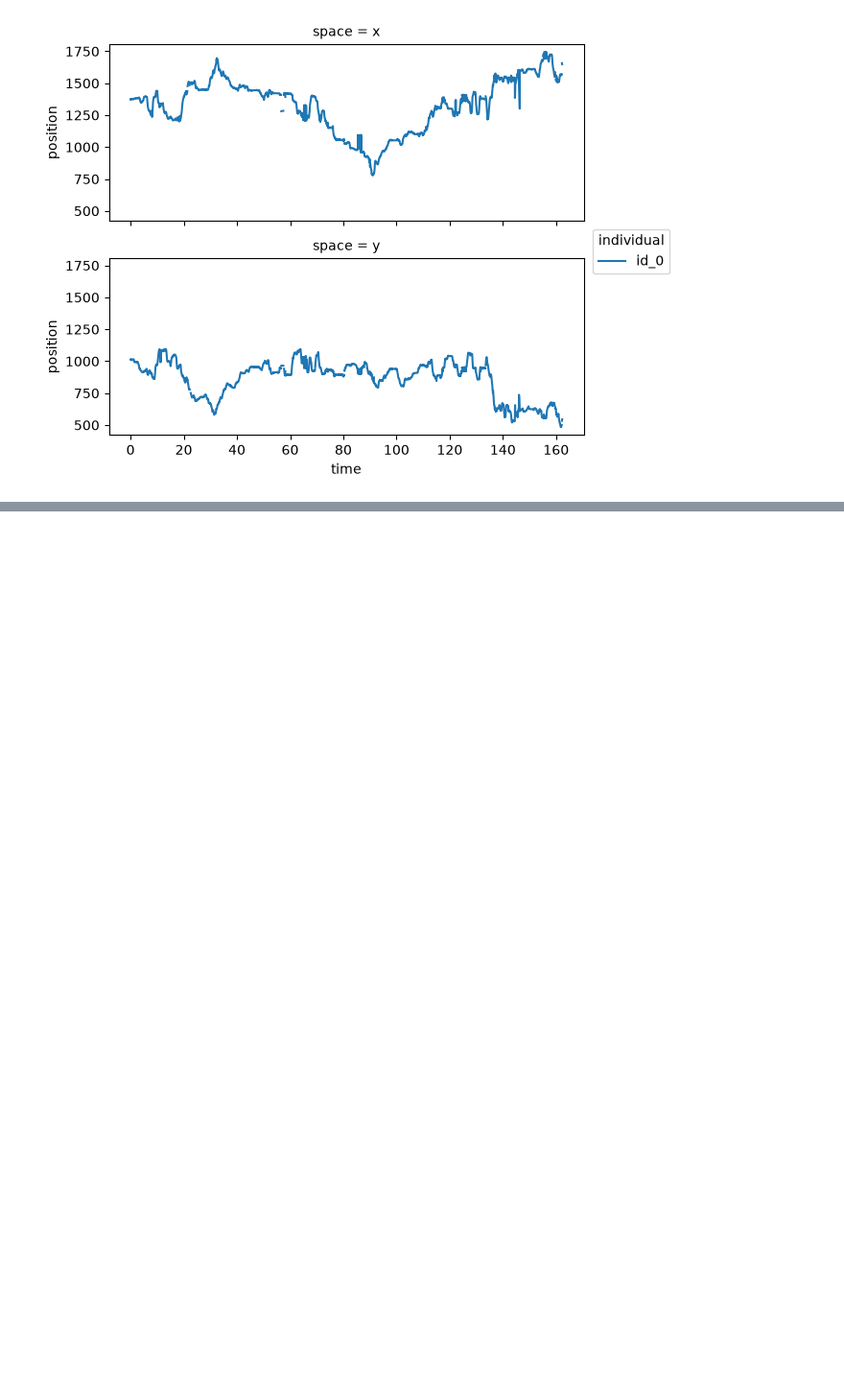
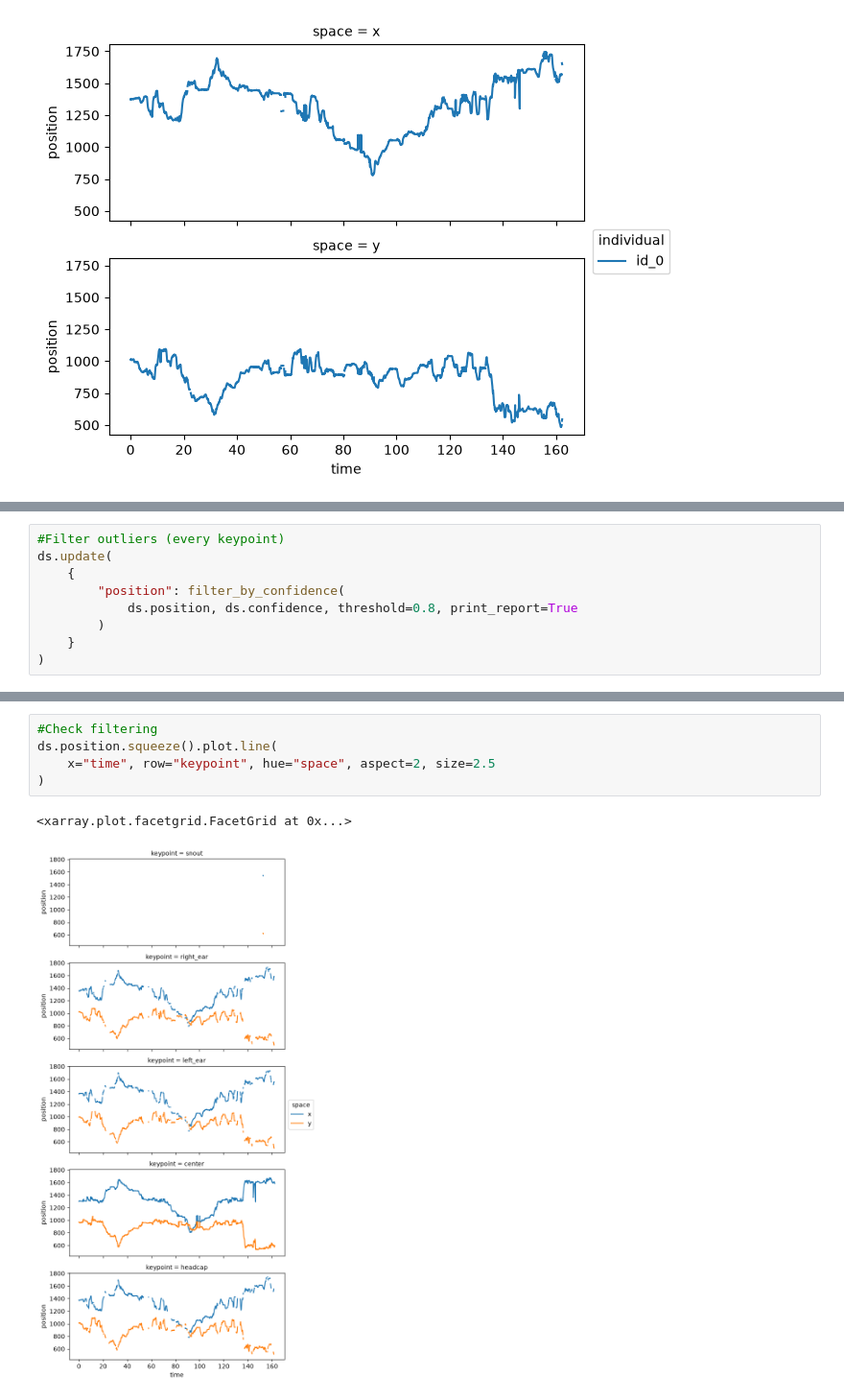
Before and after one commit to SaraMarcoccia/Prototype-for-integrating-movement-SpikeInterface-and-pynapple-OSSS2026-, a Jupyter notebook: HeadCentroid_Directory.ipynb, the cells around one changed output, grey strips where cells are left out. Shown at 96% size. Saved outputs shown, nothing was run; the diff lists cells and outputs as text; blank space fills up the shorter version.

```diff
--- a/HeadCentroid_Directory.ipynb
+++ b/HeadCentroid_Directory.ipynb
@@ -62,0 +68,9 @@ headcap_pos.plot.line(x="time", hue="individual", row="space", aspect=2, size=2.
+# %%
+#Filter outliers (every keypoint)
+ds.update(
+    {
+        "position": filter_by_confidence(
+            ds.position, ds.confidence, threshold=0.8, print_report=True
+        )
+    }
+)
@@ -62,0 +88,8 @@ headcap_pos.plot.line(x="time", hue="individual", row="space", aspect=2, size=2.
+# %%
+#Check filtering
+ds.position.squeeze().plot.line(
+    x="time", row="keypoint", hue="space", aspect=2, size=2.5
+)
+# %% [output]
+<xarray.plot.facetgrid.FacetGrid at 0x...>
+[figure, added]
```
Also changed, not shown: parts of 11 cells of this notebook.
